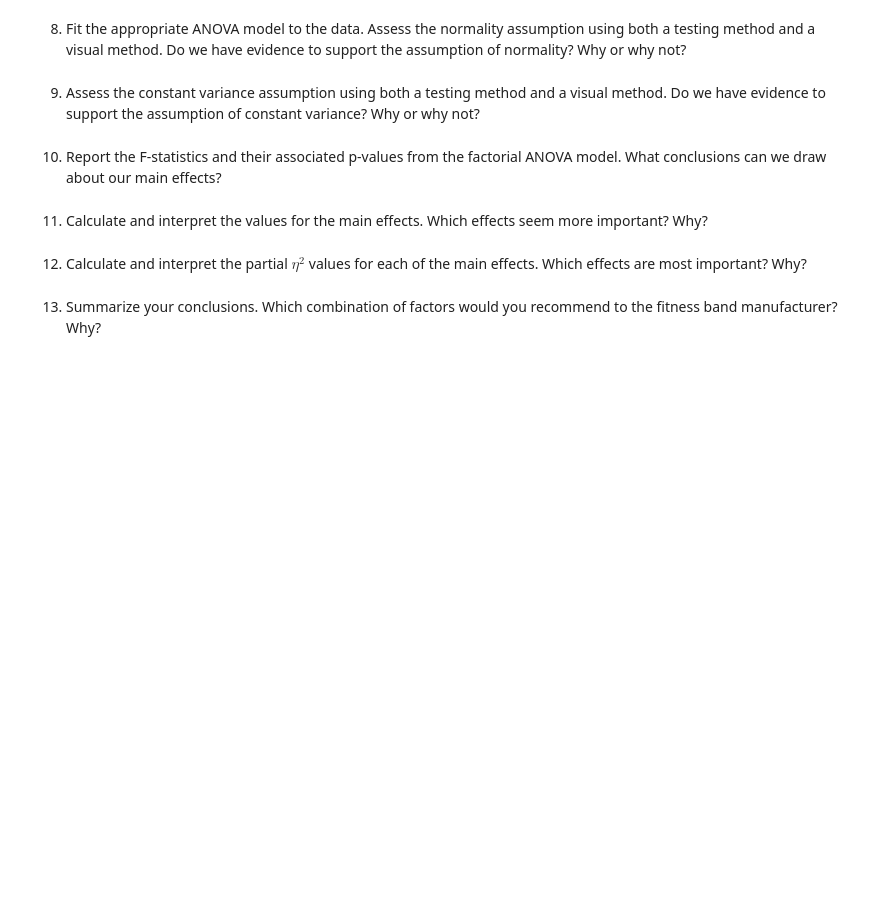
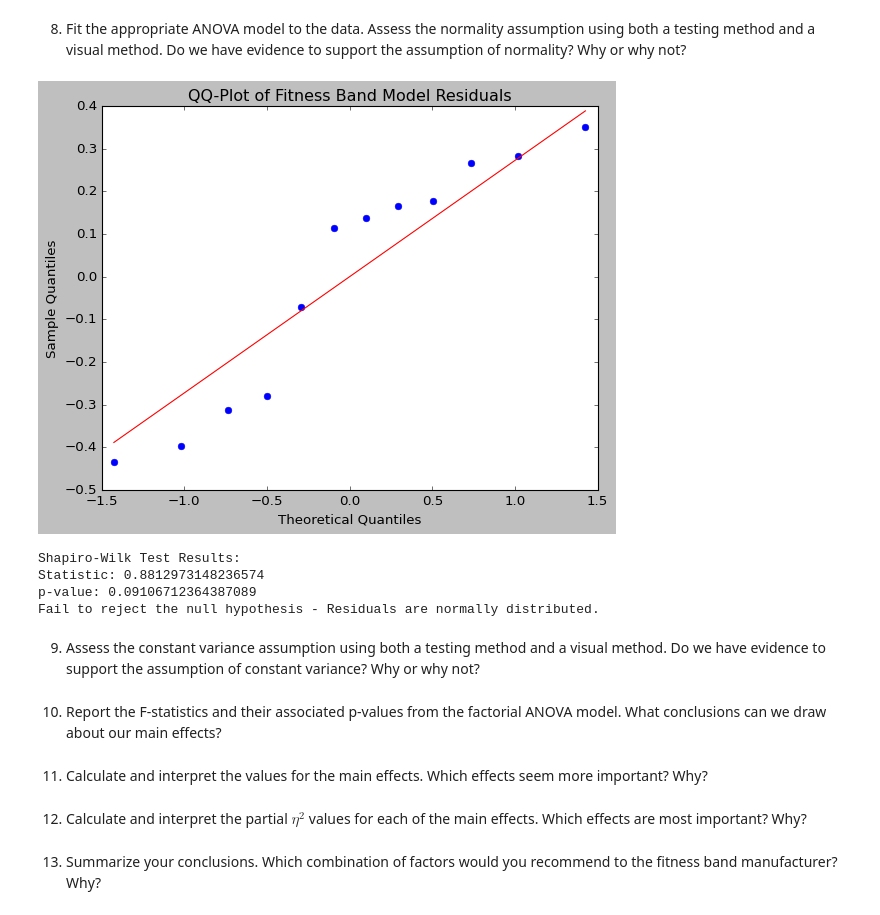
Before and after one commit to kwill580/STAT-7220-Applied-Experimental-Design, a Jupyter notebook: Assignments/HW3/STAT-7220-HW3.ipynb, the cells around one changed output. Saved outputs shown, nothing was run; the diff lists cells and outputs as text; code cells hidden in the pictures; blank space fills up the shorter version.

```diff
--- a/Assignments/HW3/STAT-7220-HW3.ipynb
+++ b/Assignments/HW3/STAT-7220-HW3.ipynb
@@ -439,3 +484,43 @@ Due to time and resource limitations, the company would rather conduct a $2^{3-1
+# %%
+## Question 8 Code ##
+
+import statsmodels.api as sm
+from statsmodels.formula.api import ols
+from scipy import stats
+import matplotlib.pyplot as plt
+
+## Fit ANOVA Model (Main Effects for fractional factorial) ##
+
+# For a 2^(3-1) design with I=ABC, main effects are aliased with 2-way interactions.
+# We typically model the main effects to estimate their generalized effects.
+model_fitband = ols('Satisfaction ~ GPS_Accuracy + Battery_Life + Display', data=fitband_data).fit()
+
+## Parse out model residuals ##
+residuals_fitband = model_fitband.resid
+
+## Test of Normality ##
+
+## QQ-Plot ##
+sm.qqplot(residuals_fitband, line='s')
+plt.title("QQ-Plot of Fitness Band Model Residuals")
+plt.show()
+
+## Shapiro-Wilk Test ##
+shapiro_test_fitband = stats.shapiro(residuals_fitband)
+
+print("Shapiro-Wilk Test Results:")
+print(f"Statistic: {shapiro_test_fitband.statistic}")
+print(f"p-value: {shapiro_test_fitband.pvalue}")
+if shapiro_test_fitband.pvalue < 0.05:
+    print("Reject the null hypothesis - Residuals are not normally distributed.")
+else:
+    print("Fail to reject the null hypothesis - Residuals are normally distributed.")
+# %% [output]
+[figure, added]
+Shapiro-Wilk Test Results:
+Statistic: 0.8812973148236574
+p-value: 0.09106712364387089
+Fail to reject the null hypothesis - Residuals are normally distributed.
 # %% [markdown]
 
 9.  Assess the constant variance assumption using both a testing method and a visual method. Do we have evidence to support the assumption of constant variance? Why or why not?
```
Also changed, not shown: parts of 7 cells of this notebook.
